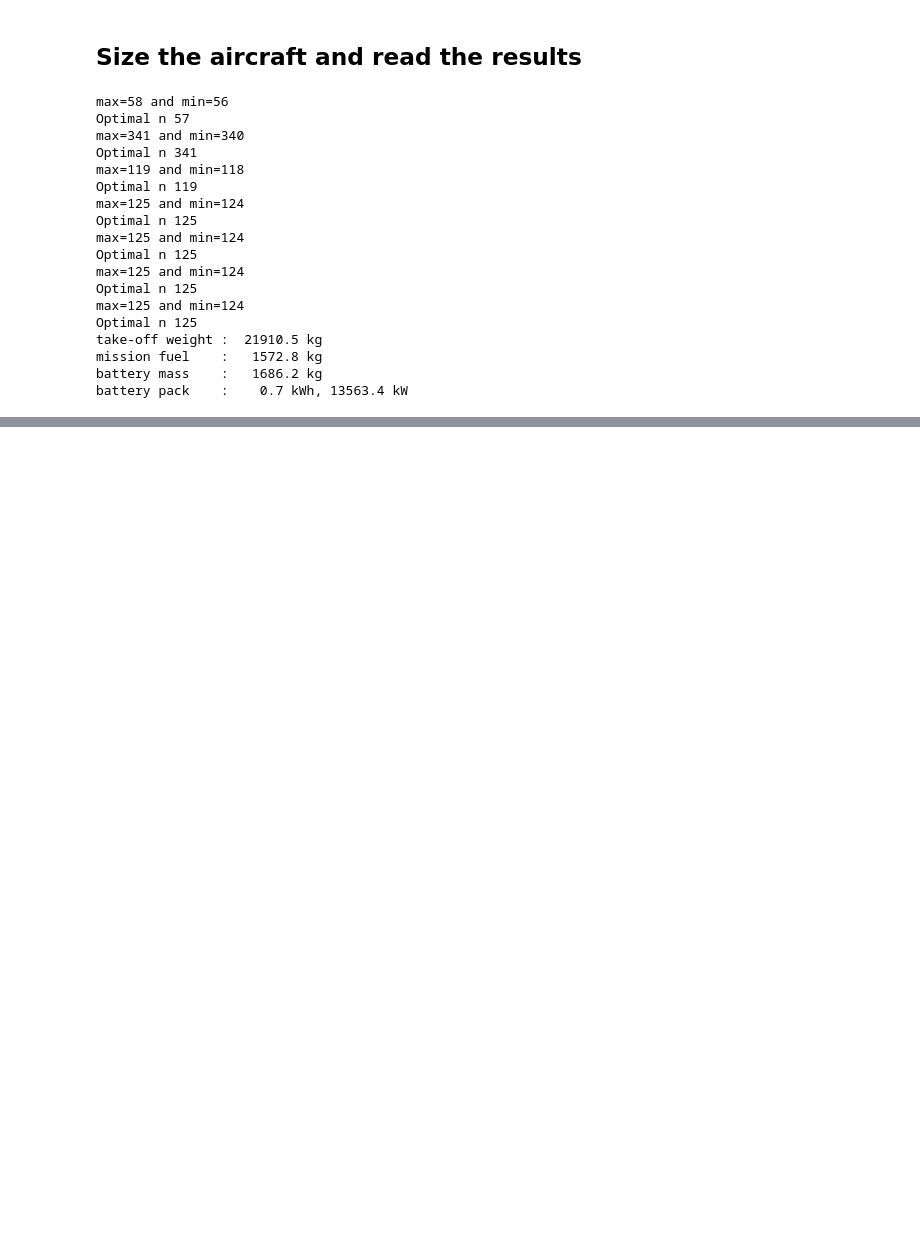
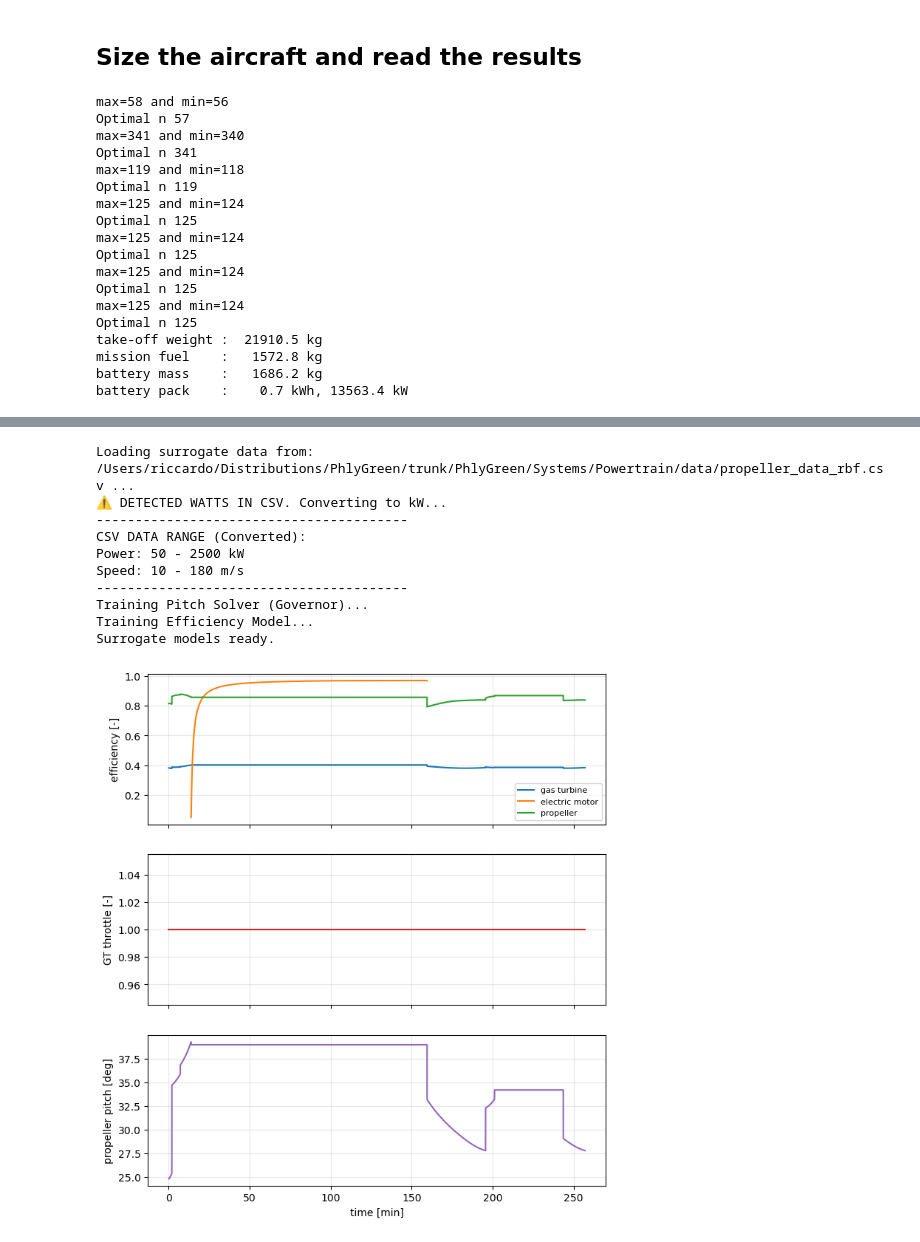
Before and after one commit to rmalpica/PhlyGreen, a Jupyter notebook: trunk/notebooks/02_hybrid_electric.ipynb, the cells around one changed output, grey strips where cells are left out. Saved outputs shown, nothing was run; the diff lists cells and outputs as text; code cells hidden in the pictures; blank space fills up the shorter version.

```diff
--- a/trunk/notebooks/02_hybrid_electric.ipynb
+++ b/trunk/notebooks/02_hybrid_electric.ipynb
@@ -70,0 +82,14 @@ pp.plot_mass_breakdown(aircraft);     plt.show()
+# %%
+pp.plot_component_timeseries(aircraft, n_engines=2); plt.show()
+# %% [output]
+Loading surrogate data from: /Users/riccardo/Distributions/PhlyGreen/trunk/PhlyGreen/Systems/Powertrain/data/propeller_data_rbf.csv ...
+⚠️ DETECTED WATTS IN CSV. Converting to kW...
+----------------------------------------
+CSV DATA RANGE (Converted):
+Power: 50 - 2500 kW
+Speed: 10 - 180 m/s
+----------------------------------------
+Training Pitch Solver (Governor)...
+Training Efficiency Model...
+Surrogate models ready.
+[figure, added]
```
Also changed, not shown: parts of 4 cells of this notebook, 5 other files.
